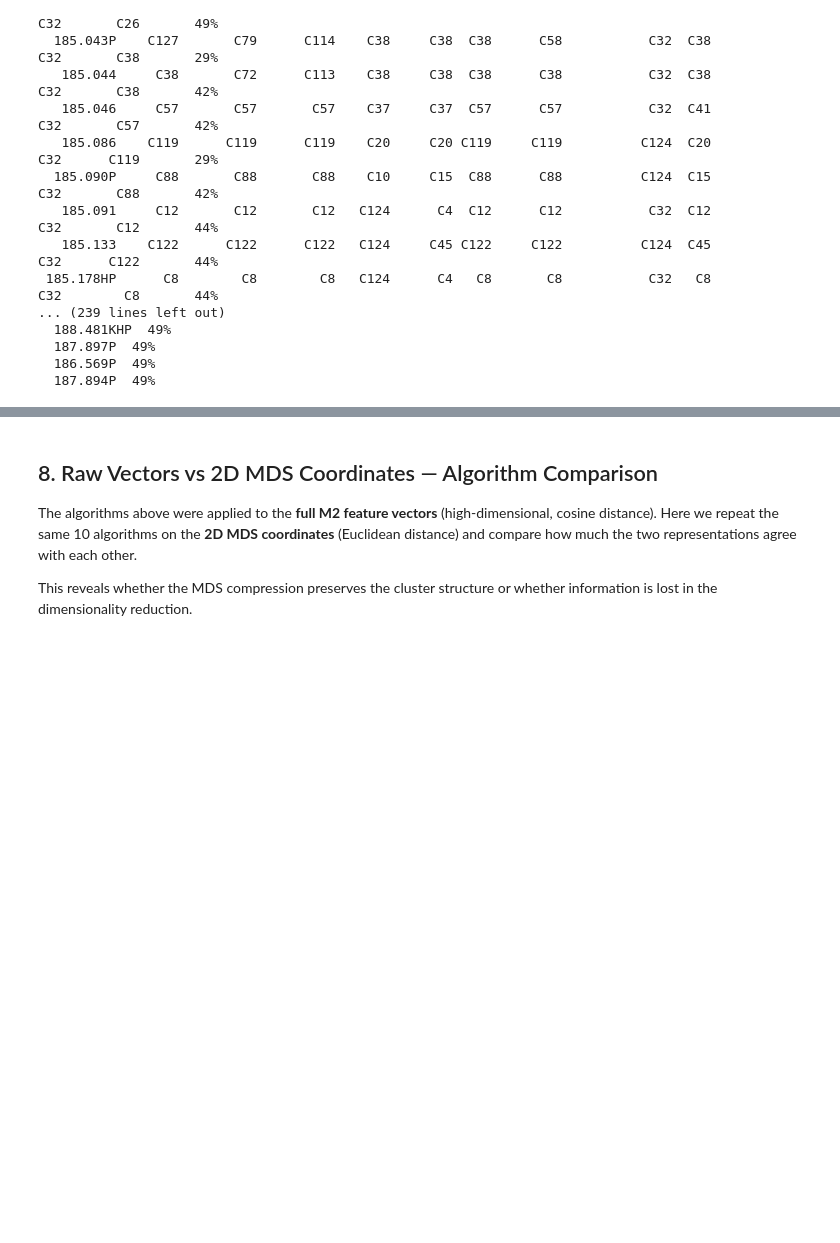
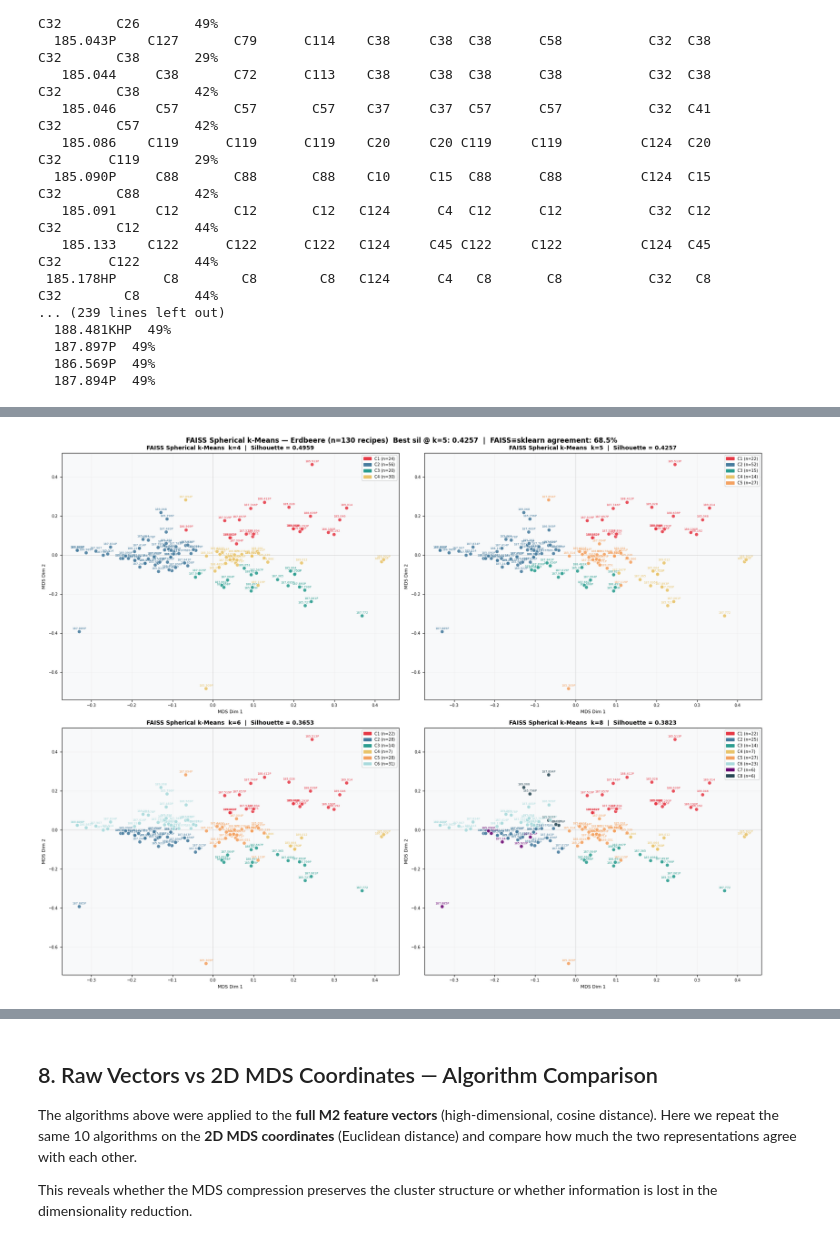
Before and after one commit to fredboneML/Flavour_Agent, a Jupyter notebook: notebooks/recipe_clustering_erdbeere_mds_all_algorithms_executed.ipynb, the cells around one changed output, grey strips where cells are left out. Cells and saved outputs as stored; diff of their text form; code cells hidden in the pictures; blank space fills up the shorter version.

Commit message:
feat: Add FAISS spherical k-means (Section 9), cluster profile comparison (Section 10), and real key findings to Erdbeere clustering notebook

```diff
--- a/notebooks/recipe_clustering_erdbeere_mds_all_algorithms_executed.ipynb
+++ b/notebooks/recipe_clustering_erdbeere_mds_all_algorithms_executed.ipynb
@@ -905,0 +914,95 @@ for r, s in unstable:
+# %%
+try:
+    import faiss
+    _has_faiss = True
+    print(f"FAISS {faiss.__version__} available.")
+except ImportError:
+    _has_faiss = False
+    print("⚠  FAISS not found — install with: pip install faiss-cpu")
+
+K_FAISS_LIST = [4, 5, 6, 8]
+faiss_results = {}        # k  → ndarray of 1-indexed labels (len = n_recipes)
+
+if _has_faiss:
+    # L2-normalise for spherical (cosine) k-means
+    vf     = vecs_m2.astype(np.float32)
+    nrm    = np.linalg.norm(vf, axis=1, keepdims=True)
+    nrm[nrm == 0] = 1.0
+    vf_n   = vf / nrm
+    d      = vf_n.shape[1]
+
+    sil_scores_faiss = {}
+    for k in K_FAISS_LIST:
+        km = faiss.Kmeans(d=d, k=k, niter=300, seed=42, spherical=True, verbose=False)
+        km.train(vf_n)
+        _, I = km.index.search(vf_n, 1)
+        lbl = I.flatten() + 1          # 1-indexed
+        faiss_results[k] = lbl
+        sil = silhouette_score(diss_m2, lbl, metric='precomputed')
+        sil_scores_faiss[k] = sil
+        print(f"  k={k}  silhouette={sil:.4f}  sizes={dict(zip(*np.unique(lbl, return_counts=True)))}")
+
+    # Compare FAISS vs sklearn k-Means at K_PROF=5
+    K_PROF = 5
+    km_sk  = KMeans(n_clusters=K_PROF, n_init=20, random_state=42).fit(vecs_m2)
+    sk_lbl = km_sk.labels_ + 1
+    sil_sk = silhouette_score(diss_m2, sk_lbl, metric='precomputed')
+
+    # Align sklearn → FAISS with Hungarian matching
+    ids_f = sorted(set(faiss_results[K_PROF]))
+    ids_s = sorted(set(sk_lbl))
+    conf  = np.zeros((len(ids_f), len(ids_s)), dtype=int)
+    for i in range(len(recipes)):
+        conf[ids_f.index(faiss_results[K_PROF][i]), ids_s.index(sk_lbl[i])] += 1
+    ri, ci = linear_sum_assignment(-conf)
+    s2f = {ids_s[ci[j]]: ids_f[ri[j]] for j in range(len(ri))}
+    sk_aligned = np.array([s2f.get(v, v) for v in sk_lbl])
+    agree = np.mean(faiss_results[K_PROF] == sk_aligned)
+    print(f"\nFAISS vs sklearn at k={K_PROF}: {agree:.1%} agreement (after Hungarian alignment)")
+
+    # ── MDS grid ─────────────────────────────────────────────────────────────
+    fig, axes = plt.subplots(2, 2, figsize=(18, 14))
+    axes = axes.flatten()
+
+    for ax_idx, k in enumerate(K_FAISS_LIST):
+        ax  = axes[ax_idx]
+        lbl = faiss_results[k]
+        sil = sil_scores_faiss[k]
+        ax.set_facecolor('#F8F9FA')
+        ax.axhline(0, color='#CCCCCC', lw=0.6, zorder=1)
+        ax.axvline(0, color='#CCCCCC', lw=0.6, zorder=1)
+
+        for i, recipe in enumerate(recipes):
+            cl  = int(lbl[i])
+            col = CLUSTER_COLORS[(cl - 1) % len(CLUSTER_COLORS)]
+            ax.scatter(coords_m2[i, 0], coords_m2[i, 1], color=col, s=42,
+                       edgecolors='white', lw=0.7, zorder=4, alpha=0.88)
+            ax.annotate(recipe, (coords_m2[i, 0], coords_m2[i, 1]),
+                        fontsize=5.2, ha='center', va='bottom',
+                        xytext=(0, 3), textcoords='offset points', color=col)
+
+        clust_ids = sorted(set(lbl))
+        patches = [mpatches.Patch(color=CLUSTER_COLORS[(c-1)%len(CLUSTER_COLORS)],
+                                   label=f'C{c} (n={int(np.sum(lbl==c))})'
+                                   ) for c in clust_ids]
+        ax.legend(handles=patches, fontsize=7, loc='best', framealpha=0.85)
+        ax.set_title(f'FAISS Spherical k-Means  k={k}  |  Silhouette = {sil:.4f}',
+                     fontsize=10, fontweight='bold')
+        ax.set_xlabel('MDS Dim 1', fontsize=8)
+        ax.set_ylabel('MDS Dim 2', fontsize=8)
+        ax.tick_params(labelsize=7)
+        ax.grid(True, alpha=0.2, lw=0.4)
+
+    title_line = (f'FAISS Spherical k-Means — Erdbeere (n={len(recipes)} recipes)  '
+                  f'Best sil @ k=5: {sil_scores_faiss[5]:.4f}  |  FAISS≡sklearn agreement: {agree:.1%}')
+    fig.suptitle(title_line,
+        fontsize=12, fontweight='bold')
+    plt.tight_layout()
+    plt.savefig(f'{OUTPUT_DIR}/erdbeere_faiss_kmeans.png', dpi=150, bbox_inches='tight')
+    plt.show()
+    print("FAISS plot saved.")
+else:
+    print("Skipping FAISS section.")
+    K_PROF = 5
+    faiss_results = {}
+# %% [output]
@@ -905,0 +1020 @@ for r, s in unstable:
+[figure, added]
```
Also changed, not shown: parts of 5 cells of this notebook, 3 other files.
